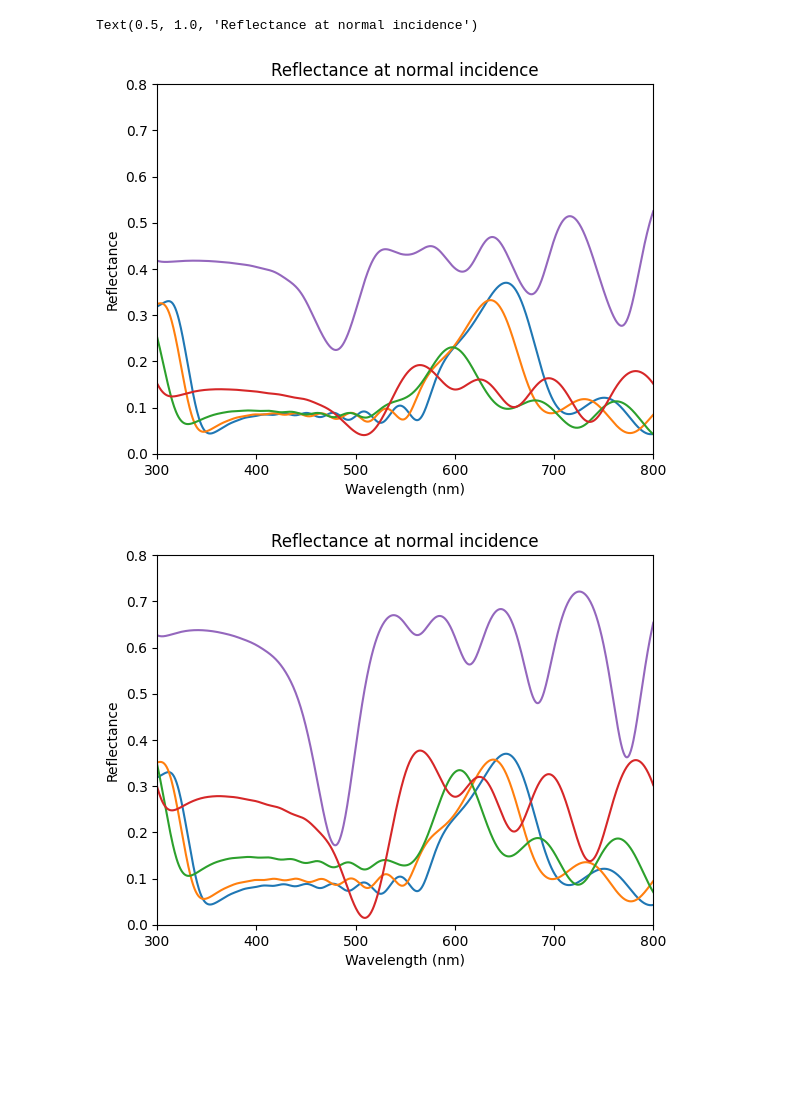
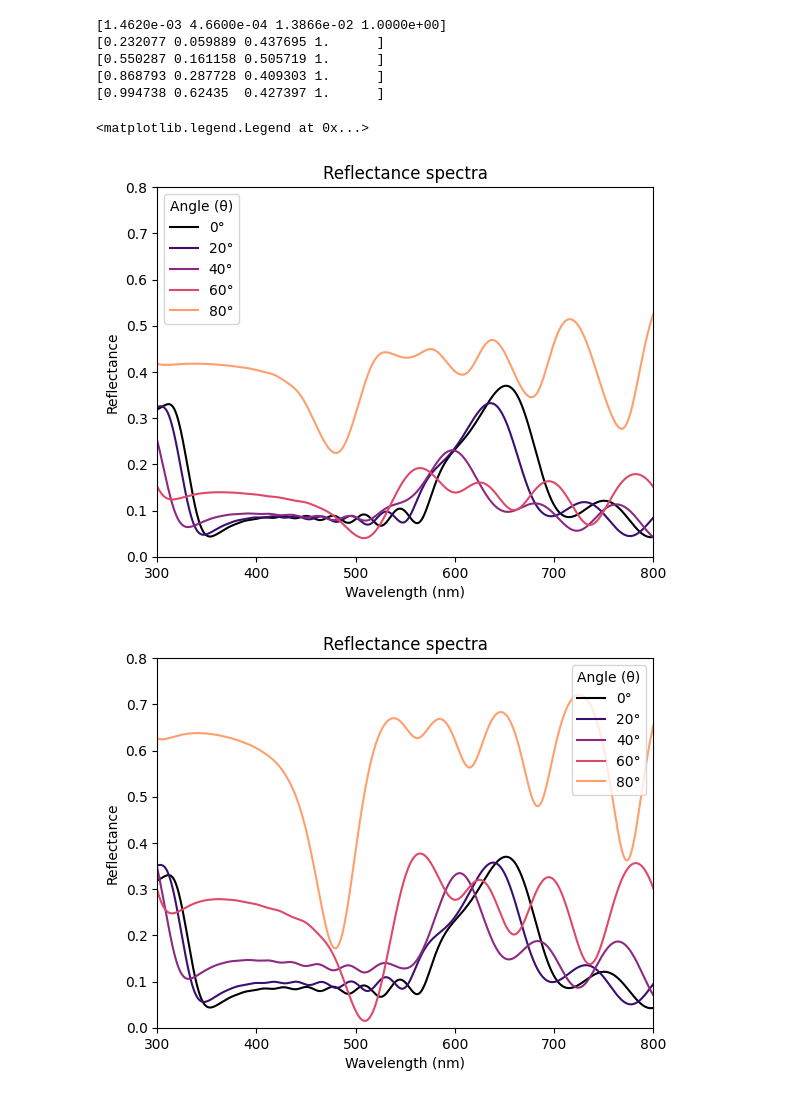
Before and after one commit to wet-dog/calypte_py, a Jupyter notebook: tmm_calc.ipynb, the cells around one changed output. Saved outputs shown, nothing was run; the diff lists cells and outputs as text; code cells hidden in the pictures; blank space fills up the shorter version.

```diff
--- a/tmm_calc.ipynb
+++ b/tmm_calc.ipynb
@@ -96,12 +96,12 @@ def calc_layers(wavelengths):
     # Note: this can be changed to adjust periodicity
 
     # Default
-    # melanosome_internal_thickness = 100 # b2
-    # top_melanosome_internal_thickness = 50 # b1
+    melanosome_internal_thickness = 100 # b2
+    top_melanosome_internal_thickness = 50 # b1
 
     # Fig. 8d
-    melanosome_internal_thickness = 110 # b2
-    top_melanosome_internal_thickness = 25 # b1
+    # melanosome_internal_thickness = 110 # b2
+    # top_melanosome_internal_thickness = 25 # b1
 
     air_layer_indices = np.ones(wavelengths.shape)
     keratin_layer_indices = calc_refractive_index(calc_keratin_layer(wavelengths))
@@ -146,37 +146,49 @@ def calc_layers(wavelengths):
 # %%
 wavelengths = np.linspace(300, 800, 800)
 thetas = np.deg2rad(np.arange(0, 90, 20))
 
 d_list, n_list = calc_layers(wavelengths)
 
 d_list = np.expand_dims(d_list, axis=0).astype(np.float32)
 n_list = np.expand_dims(n_list, axis=0)
 
 polarization = "s"
 Os = coh_tmm(polarization, n_list, d_list, thetas, wavelengths, device="cpu")
 Op = coh_tmm("p", n_list, d_list, thetas, wavelengths, device="cpu")
 
+cmap = plt.get_cmap('magma')
+# Use only 0 to 0.8 of the color map to avoid the lightest colors
+colors = cmap(np.linspace(0, 1, len(thetas) + 1))
+
 plt.figure()
-for i in range(thetas.shape[0]):
-    avg = (Os["R"][0, i, :] + Op["R"][0, i, :]) / 2.0
-    plt.plot(wavelengths, avg)
+for i, theta in enumerate(thetas):
+    avg = 0.5 * (Os["R"][0, i, :] + Op["R"][0, i, :])
+    print(colors[i])
+    plt.plot(wavelengths, avg, label=f'{np.rad2deg(theta):.0f}°', color=colors[i])
 
 plt.xlabel("Wavelength (nm)")
 plt.ylabel("Reflectance")
 plt.xlim(300, 800)
 plt.ylim(0, 0.8)
-plt.title("Reflectance at normal incidence")
+plt.title("Reflectance spectra")
+plt.legend(title='Angle (θ)')
 
 plt.figure()
-for i in range(thetas.shape[0]):
-    plt.plot(wavelengths, Os["R"][0, i, :])
+for i, theta in enumerate(thetas):
+    plt.plot(wavelengths, Os["R"][0, i, :], label=f'{np.rad2deg(theta):.0f}°', color=colors[i])
 
 plt.xlabel("Wavelength (nm)")
 plt.ylabel("Reflectance")
 plt.xlim(300, 800)
 plt.ylim(0, 0.8)
-plt.title("Reflectance at normal incidence")
+plt.title("Reflectance spectra")
+plt.legend(title='Angle (θ)')
 # %% [output]
-Text(0.5, 1.0, 'Reflectance at normal incidence')
+[1.4620e-03 4.6600e-04 1.3866e-02 1.0000e+00]
+[0.232077 0.059889 0.437695 1.      ]
+[0.550287 0.161158 0.505719 1.      ]
+[0.868793 0.287728 0.409303 1.      ]
+[0.994738 0.62435  0.427397 1.      ]
+<matplotlib.legend.Legend at 0x...>
-[figure, old version]
+[figure, new version]
-[figure, old version]
+[figure, new version]
```
